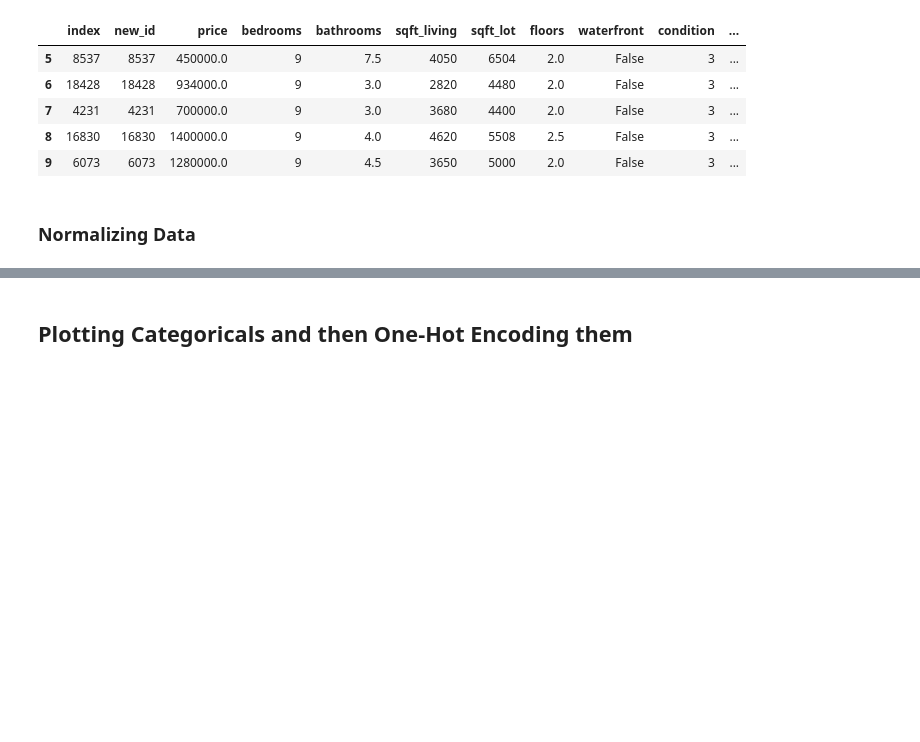
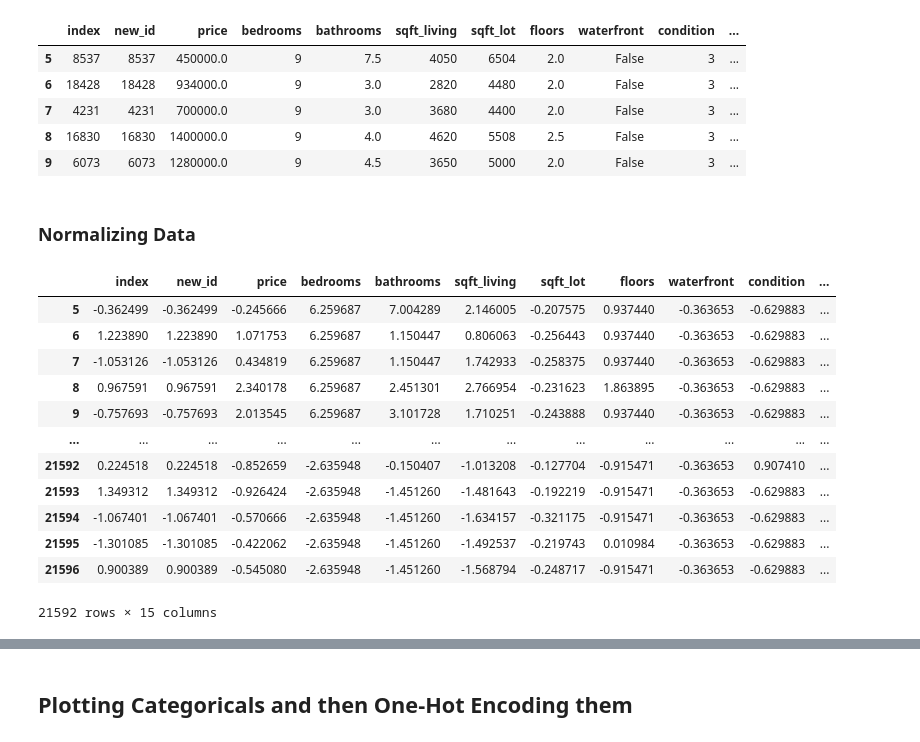
Before and after one commit to jxn628/dsc-home-price-analysis, a Jupyter notebook: student.ipynb, the cells around one changed output, grey strips where cells are left out. Cells and saved outputs as stored; diff of their text form; code cells hidden in the pictures; blank space fills up the shorter version.

```diff
--- a/student.ipynb
+++ b/student.ipynb
@@ -385,4 +393,19 @@ df.head(5)
 def norm_feat(series):
     return (series - series.mean())/series.std()
 # %%
-df_norm = norm_feat(df)
+data = norm_feat(df)
+data
+# %% [output]
+|  | index | new_id | price | bedrooms | bathrooms | sqft_living | sqft_lot | floors | waterfront | condition | ... |
+| 5 | -0.362499 | -0.362499 | -0.245666 | 6.259687 | 7.004289 | 2.146005 | -0.207575 | 0.937440 | -0.363653 | -0.629883 | ... |
+| 6 | 1.223890 | 1.223890 | 1.071753 | 6.259687 | 1.150447 | 0.806063 | -0.256443 | 0.937440 | -0.363653 | -0.629883 | ... |
+| 7 | -1.053126 | -1.053126 | 0.434819 | 6.259687 | 1.150447 | 1.742933 | -0.258375 | 0.937440 | -0.363653 | -0.629883 | ... |
+| 8 | 0.967591 | 0.967591 | 2.340178 | 6.259687 | 2.451301 | 2.766954 | -0.231623 | 1.863895 | -0.363653 | -0.629883 | ... |
+| 9 | -0.757693 | -0.757693 | 2.013545 | 6.259687 | 3.101728 | 1.710251 | -0.243888 | 0.937440 | -0.363653 | -0.629883 | ... |
+| ... | ... | ... | ... | ... | ... | ... | ... | ... | ... | ... | ... |
+| 21592 | 0.224518 | 0.224518 | -0.852659 | -2.635948 | -0.150407 | -1.013208 | -0.127704 | -0.915471 | -0.363653 | 0.907410 | ... |
+| 21593 | 1.349312 | 1.349312 | -0.926424 | -2.635948 | -1.451260 | -1.481643 | -0.192219 | -0.915471 | -0.363653 | -0.629883 | ... |
+| 21594 | -1.067401 | -1.067401 | -0.570666 | -2.635948 | -1.451260 | -1.634157 | -0.321175 | -0.915471 | -0.363653 | -0.629883 | ... |
+| 21595 | -1.301085 | -1.301085 | -0.422062 | -2.635948 | -1.451260 | -1.492537 | -0.219743 | 0.010984 | -0.363653 | -0.629883 | ... |
+| 21596 | 0.900389 | 0.900389 | -0.545080 | -2.635948 | -1.451260 | -1.568794 | -0.248717 | -0.915471 | -0.363653 | -0.629883 | ... |
+21592 rows × 15 columns
```
Also changed, not shown: parts of 23 cells of this notebook.
